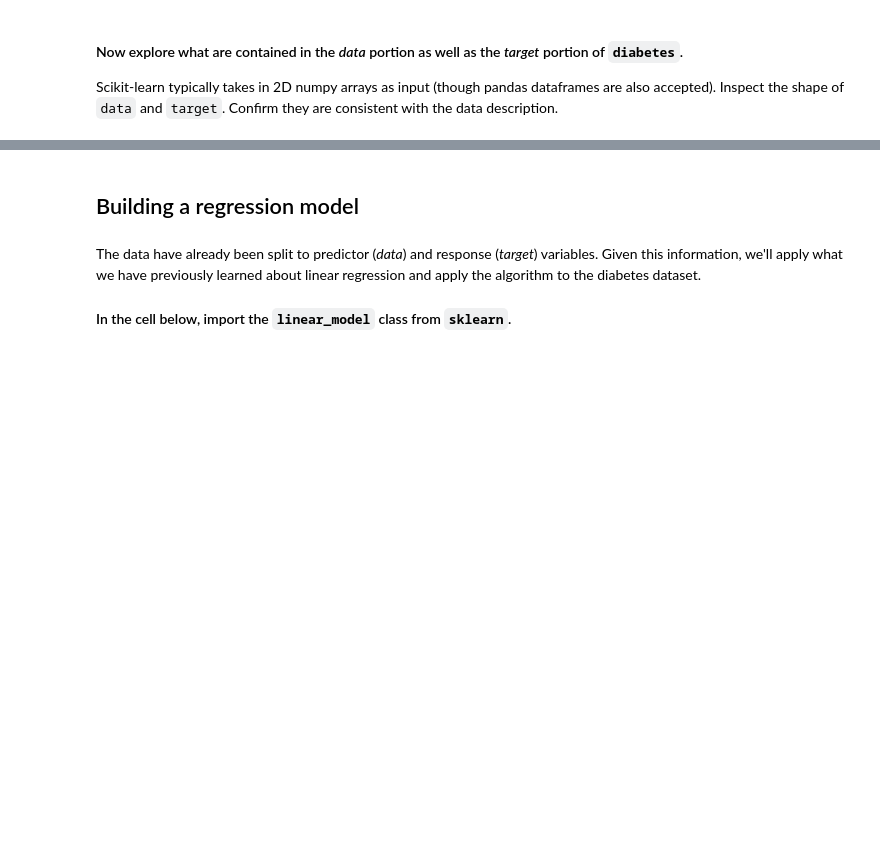
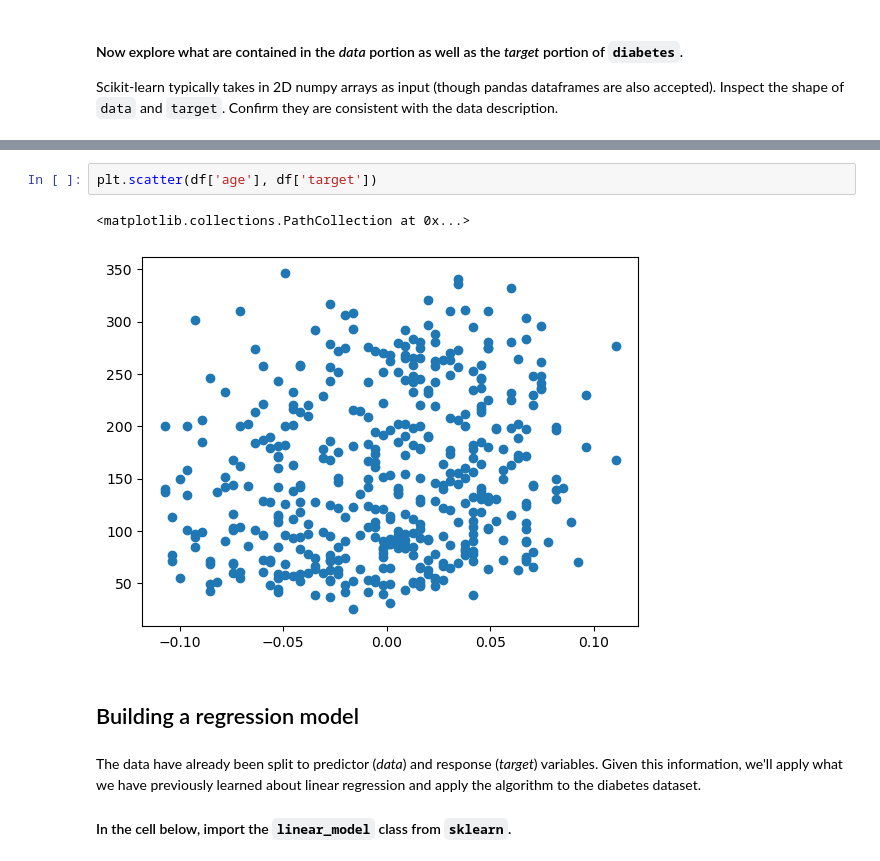
Before and after one commit to danilaviaart-lgtm/ds_curso, a Jupyter notebook: 3-Machine Learning/1-Supervisado/1-Regression/1-Linear_Regression/ejercicios/2 Diabetes.ipynb, the cells around one changed output, grey strips where cells are left out. Cells and saved outputs as stored; diff of their text form; blank space fills up the shorter version.

```diff
--- a/3-Machine Learning/1-Supervisado/1-Regression/1-Linear_Regression/ejercicios/2 Diabetes.ipynb
+++ b/3-Machine Learning/1-Supervisado/1-Regression/1-Linear_Regression/ejercicios/2 Diabetes.ipynb
@@ -134,3 +136,8 @@ np.float64(0.44056293407014124)
+# %%
+plt.scatter(df['age'], df['target'])
+# %% [output]
+<matplotlib.collections.PathCollection at 0x...>
+[figure, added]
 # %% [markdown]
 ## Building a regression model
 # %% [markdown]
```
Also changed, not shown: parts of 49 cells of this notebook, 9 other files.
